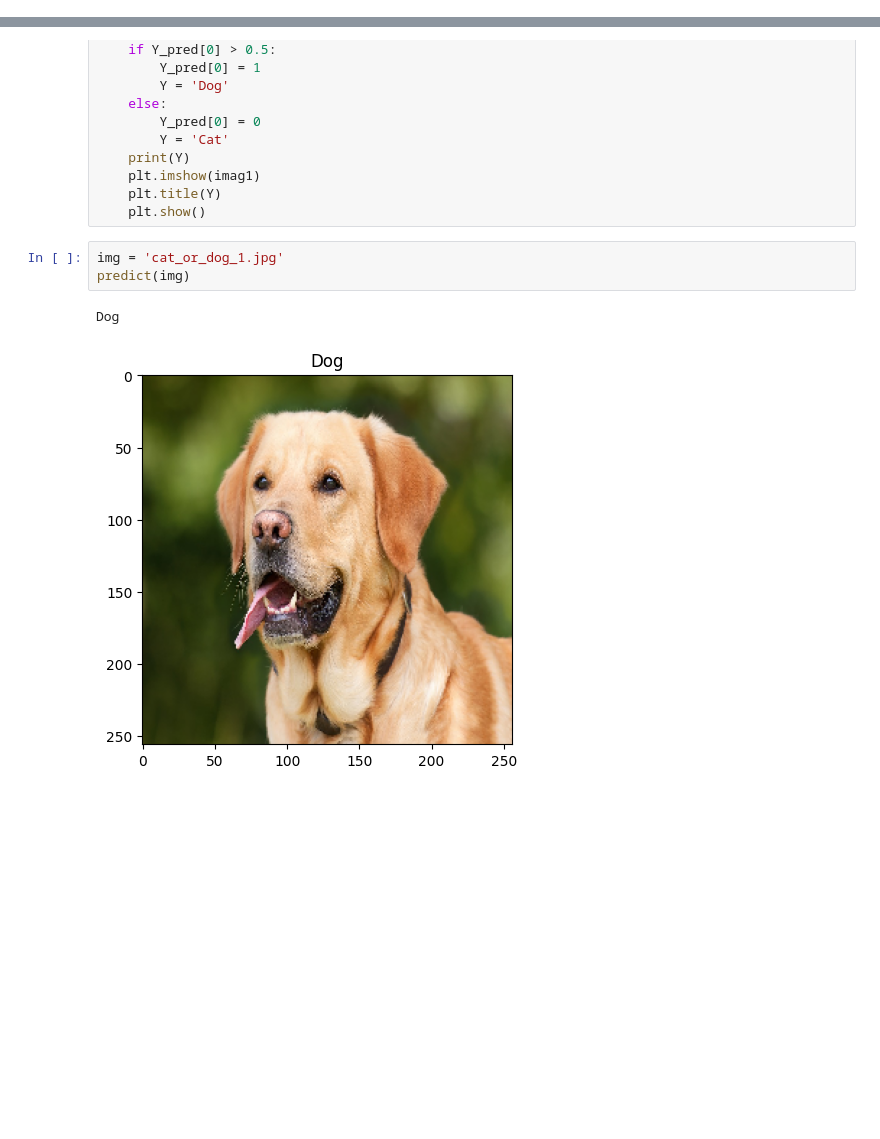
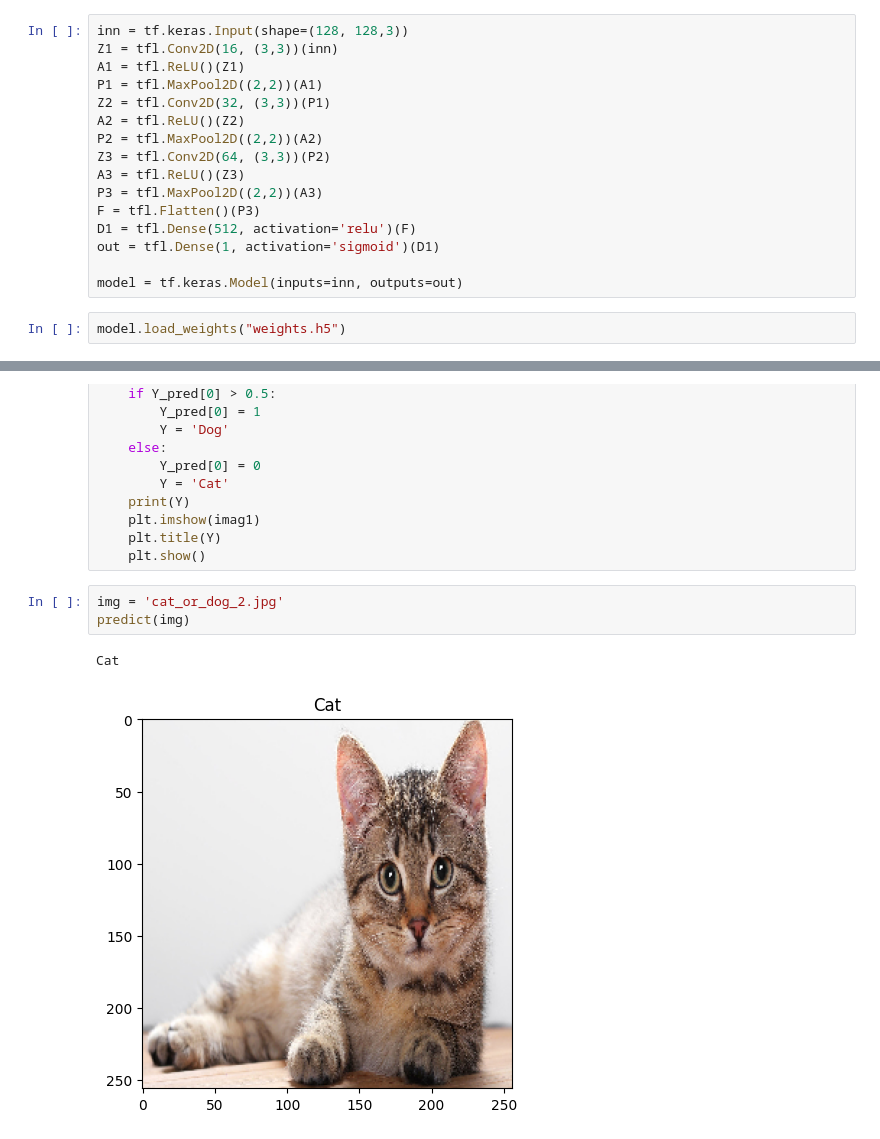
Before and after one commit to iitimii/Dog-Cat-Identifier-with-CNN, a Jupyter notebook: predict.ipynb, the cells around one changed output, grey strips where cells are left out. Drawn from its saved outputs; the diff is of its cells as text; blank space fills up the shorter version.

```diff
--- a/predict.ipynb
+++ b/predict.ipynb
@@ -7,3 +7,21 @@ model = tf.keras.models.load_model('dog_vs_cat_cnn.h5')
+# %%
+inn = tf.keras.Input(shape=(128, 128,3))
+Z1 = tfl.Conv2D(16, (3,3))(inn)
+A1 = tfl.ReLU()(Z1)
+P1 = tfl.MaxPool2D((2,2))(A1)
+Z2 = tfl.Conv2D(32, (3,3))(P1)
+A2 = tfl.ReLU()(Z2)
+P2 = tfl.MaxPool2D((2,2))(A2)
+Z3 = tfl.Conv2D(64, (3,3))(P2)
+A3 = tfl.ReLU()(Z3)
+P3 = tfl.MaxPool2D((2,2))(A3)
+F = tfl.Flatten()(P3)
+D1 = tfl.Dense(512, activation='relu')(F)
+out = tfl.Dense(1, activation='sigmoid')(D1)
+
+model = tf.keras.Model(inputs=inn, outputs=out)
+# %%
+model.load_weights("weights.h5")
 # %%
 def predict(img):
     imag1 = tf.keras.preprocessing.image.load_img(img, target_size=(256,256))
@@ -22,8 +40,8 @@ def predict(img):
     plt.title(Y)
     plt.show()
 # %%
-img = 'cat_or_dog_1.jpg'
+img = 'cat_or_dog_2.jpg'
 predict(img)
 # %% [output]
-Dog
+Cat
-[figure, old version]
+[figure, new version]
```
Also changed, not shown: parts of 1 cell of this notebook, 2 other files.
